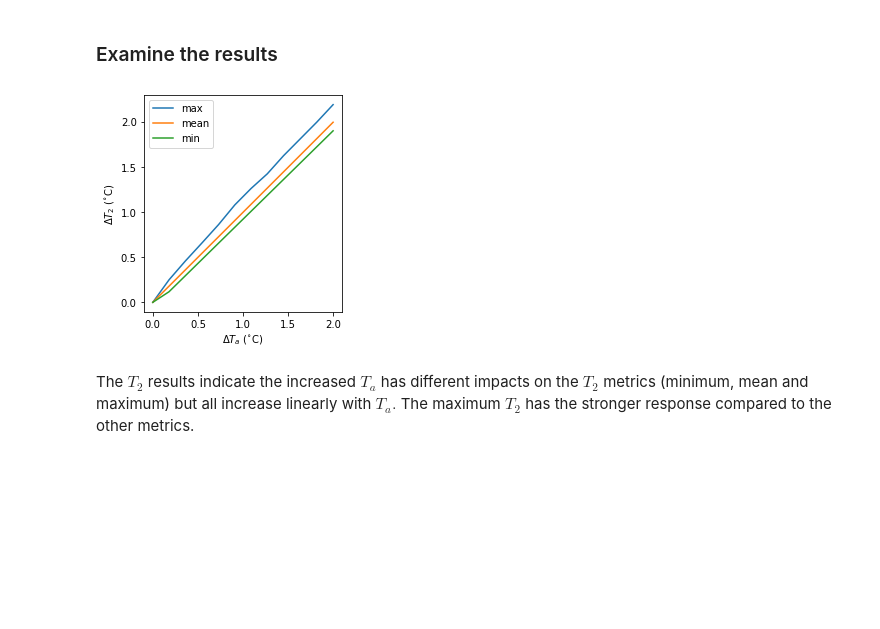
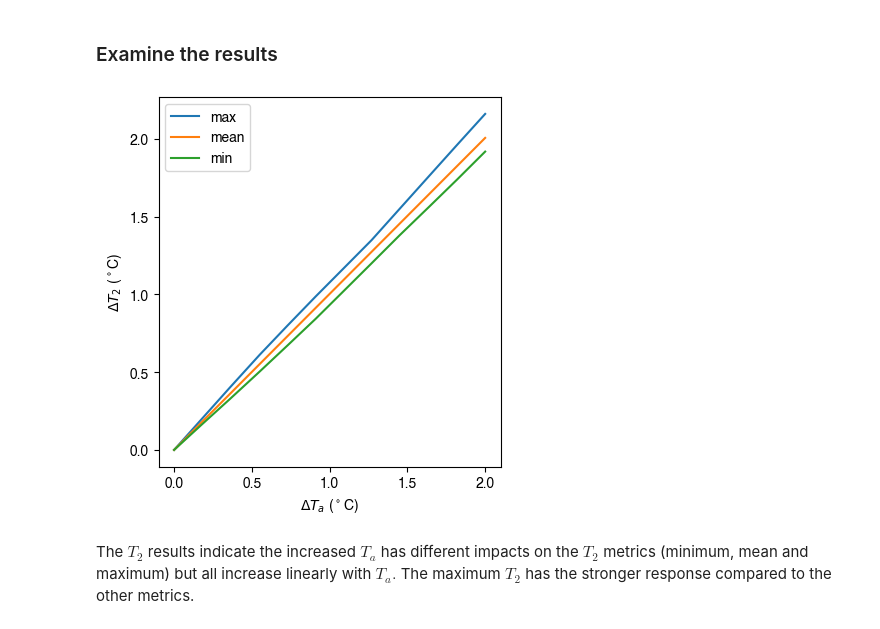
Before and after one commit to sj-mei/SUEWS, a Jupyter notebook: docs/source/tutorials/python/impact-studies.ipynb, the cells around one changed output. Saved outputs shown, nothing was run; the diff lists cells and outputs as text; code cells hidden in the pictures; blank space fills up the shorter version.

```diff
--- a/docs/source/tutorials/python/impact-studies.ipynb
+++ b/docs/source/tutorials/python/impact-studies.ipynb
@@ -73,6 +64,7 @@ df_state_init_test = df_state_init.copy()
 # %%
 df_state_init_test.sfr_surf = 0
-df_state_init_test.loc[:, ('sfr_surf', '(1,)')] = 1
+df_state_init_test.loc[:, ("sfr_surf", "(1,)")] = 0.99
+df_state_init_test.loc[:, ("sfr_surf", "(0,)")] = 0.01
 df_state_init_test.sfr_surf
 # %% [output]
 | ind_dim | (0,) | (1,) | (2,) | (3,) | (4,) | (5,) | (6,) |
@@ -181,31 +193,32 @@ Execution time: 12.16 s
 # wrapping the above code into one
 def run_supy_mclims(df_state_init, dict_df_forcing_mclims):
     dd_forcing_x = {
-        k: delayed(sp.run_supy)(df, df_state_init_test,logging_level=90)[0]
-        for k, df in dict_df_forcing_x.items()}
+        k: delayed(sp.run_supy)(df, df_state_init_test, logging_level=90)[0]
+        for k, df in dict_df_forcing_x.items()
+    }
     df_output_mclims0 = delayed(pd.concat)(
         dd_forcing_x,
         keys=list(dict_df_forcing_x.keys()),
-        names=['clm'],
-    ).compute(scheduler='threads')
-    df_output_mclims = df_output_mclims0.reset_index('grid', drop=True)
+        names=["clm"],
+    ).compute(scheduler="threads")
+    df_output_mclims = df_output_mclims0.reset_index("grid", drop=True)
 
     return df_output_mclims
 # %% [markdown]
 ### Construct `dict_df_forcing_x` with multiple forcing `DataFrame`s
 # %%
 # save loaded sample datasets
-df_forcing_part_test = df_forcing.loc['2012 1':'2012 7'].copy()
+df_forcing_part_test = df_forcing.loc["2012 1":"2012 7"].copy()
 df_state_init_test = df_state_init.copy()
 
 # create a dict with a number of forcing conditions
-n_test = 12 # can be set with a smaller value to save simulation time
-list_TairDiff_test = np.linspace(0., 2, n_test).round(2)
+n_test = 12  # can be set with a smaller value to save simulation time
+list_TairDiff_test = np.linspace(0.0, 2, n_test).round(2)
 dict_df_forcing_x = {
-    tairdiff: df_forcing_part_test.copy()
-    for tairdiff in list_TairDiff_test}
+    tairdiff: df_forcing_part_test.copy() for tairdiff in list_TairDiff_test
+}
 for tairdiff in dict_df_forcing_x:
-    dict_df_forcing_x[tairdiff].loc[:, 'Tair'] += tairdiff
+    dict_df_forcing_x[tairdiff].loc[:, "Tair"] += tairdiff
 # %% [markdown]
 ### Perform simulations
 # %%
@@ -225,11 +238,11 @@ df_temp_diff = df_airtemp_test.T2.transform(lambda x: x - df_airtemp_test.T2[0.0
 df_temp_diff_ana = df_temp_diff.loc["2012 7"]
 df_temp_diff_stat = df_temp_diff_ana.describe().loc[["max", "mean", "min"]].T
 # %%
-ax_temp_diff_stat=df_temp_diff_stat.plot()
-_=ax_temp_diff_stat.set_ylabel('$\\Delta T_2$ ($^{\\circ}}$C)')
-_=ax_temp_diff_stat.set_xlabel('$\\Delta T_{a}$ ($^{\\circ}}$C)')
-ax_temp_diff_stat.set_aspect('equal')
+ax_temp_diff_stat = df_temp_diff_stat.plot()
+_ = ax_temp_diff_stat.set_ylabel(r"$\Delta T_2$ ($^\circ$C)")
+_ = ax_temp_diff_stat.set_xlabel(r"$\Delta T_{a}$ ($^\circ$C)")
+ax_temp_diff_stat.set_aspect("equal")
 # %% [output]
-[figure, old version]
+[figure, new version]
 # %% [markdown]
 The $T_{2}$ results indicate the increased $T_{a}$ has different impacts on the $T_{2}$ metrics (minimum, mean and maximum) but all increase linearly with $T_{a}.$ The maximum $T_{2}$ has the stronger response compared to the other metrics.
```
Also changed, not shown: parts of 12 cells of this notebook, 54 other files.
